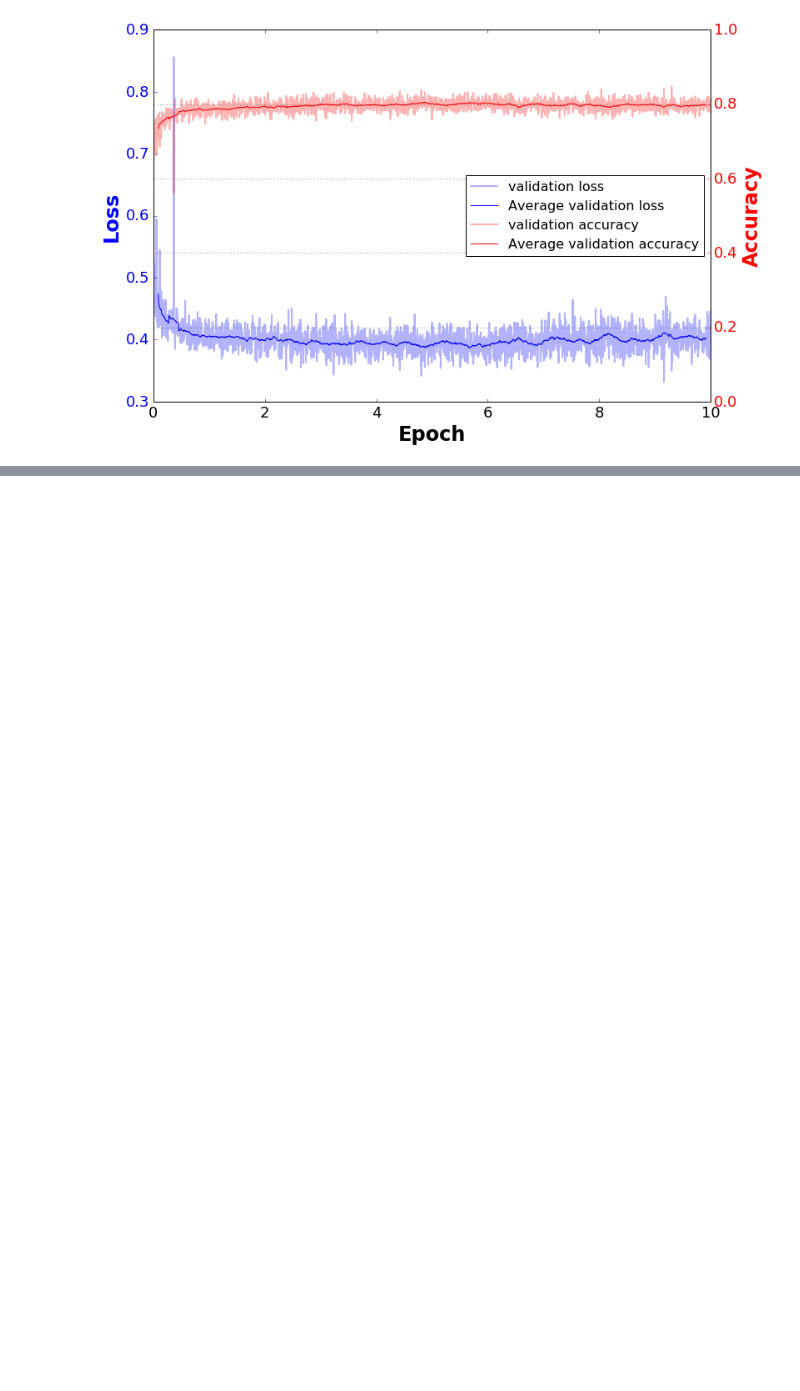
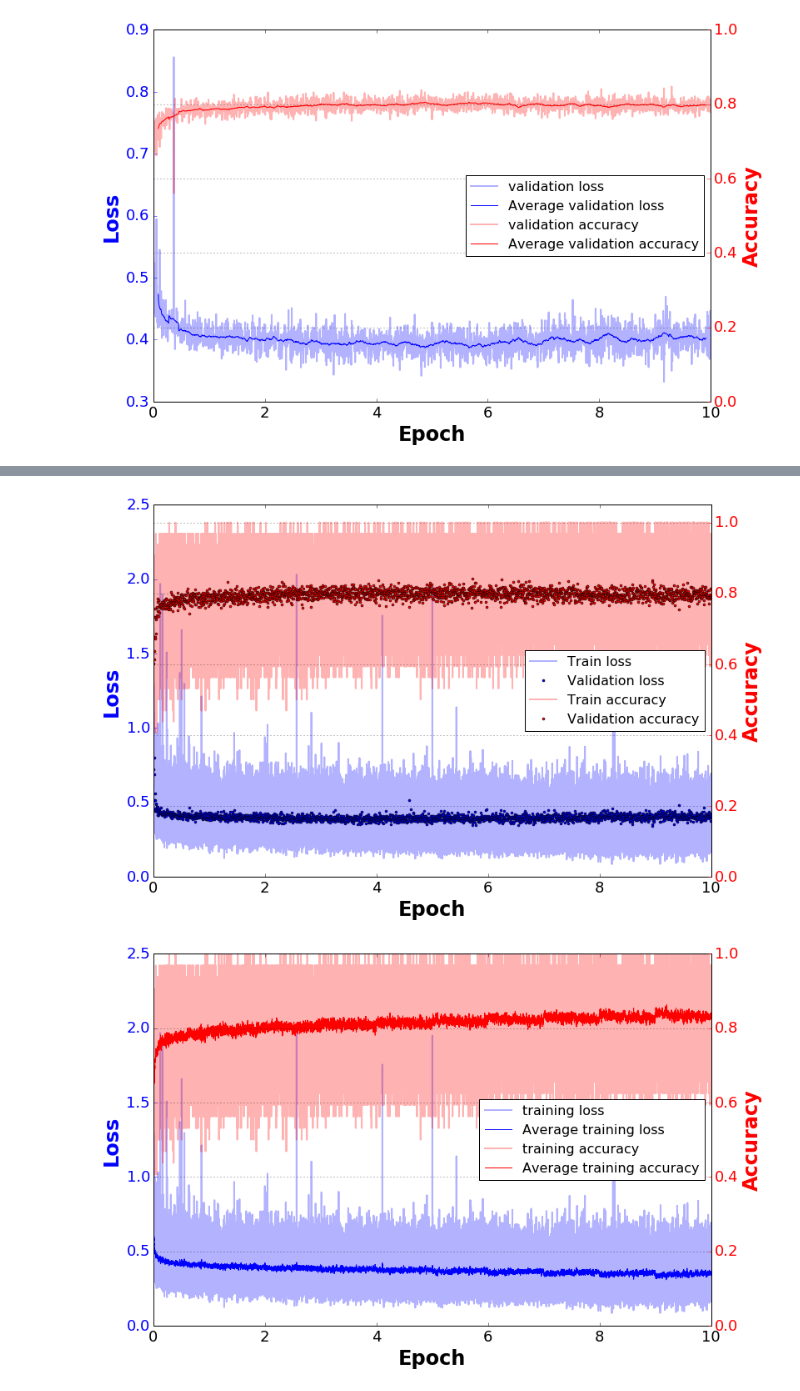
Before and after one commit to WatChMaL/CNN, a Jupyter notebook: notebooks/Plot training results KazuNet Resnet34.ipynb, the cells around one changed output, grey strips where cells are left out. Drawn from its saved outputs; the diff is of its cells as text; code cells hidden in the pictures; blank space fills up the shorter version.

Commit message:
sequence sampler and checks

```diff
--- a/notebooks/Plot training results KazuNet Resnet34.ipynb
+++ b/notebooks/Plot training results KazuNet Resnet34.ipynb
@@ -252,0 +275,7 @@ plot_utils.disp_train_smoothed("/home/wfedorko/VAE/dumps/20190621_071756/val_tes
+# %%
+plot_utils.disp_learn_hist("/home/wfedorko/VAE/dumps/20190711_032216/log_train.csv","/home/wfedorko/VAE/dumps/20190711_032216/val_test.csv")
+plot_utils.disp_train_smoothed("/home/wfedorko/VAE/dumps/20190711_032216/log_train.csv",window=100)
+plot_utils.disp_train_smoothed("/home/wfedorko/VAE/dumps/20190711_032216/val_test.csv",window=40,sample_title="validation")
+# %% [output]
+[figure, added]
+[figure, added]
```
Also changed, not shown: parts of 17 cells of this notebook, 3 other files.
